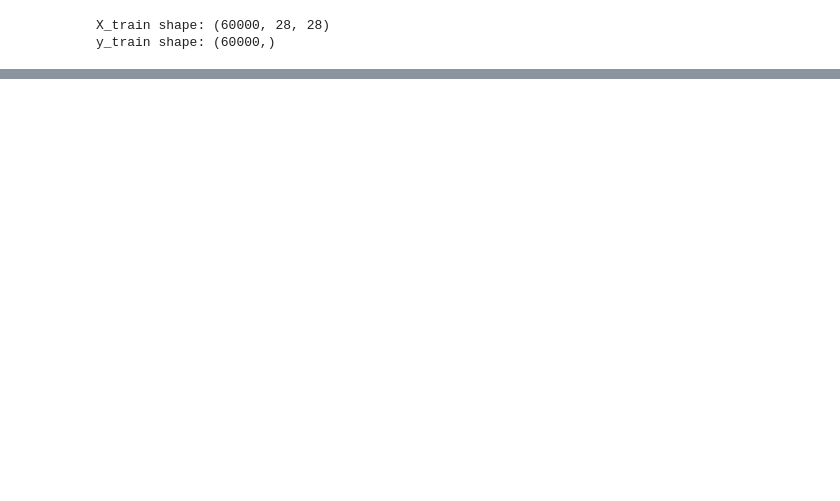
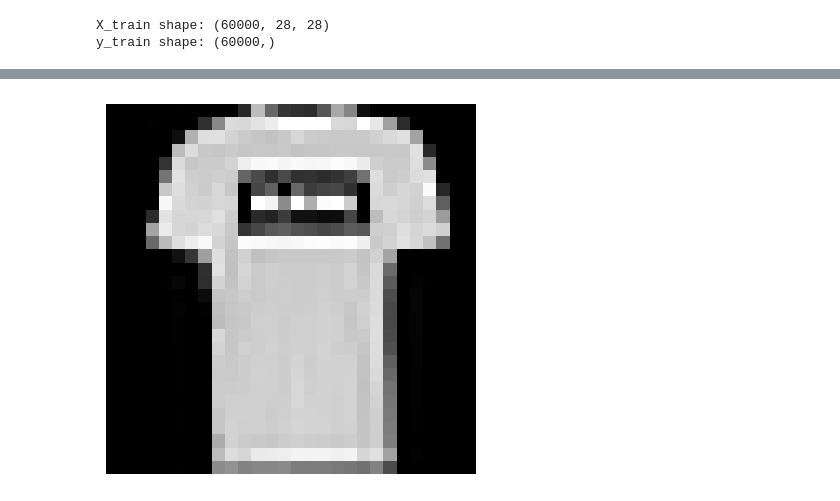
Before and after one commit to firdawss-Elhaddouchi/fashion-mnist-classification, a Jupyter notebook: notebook_class.ipynb, the cells around one changed output, grey strips where cells are left out. Cells and saved outputs as stored; diff of their text form; code cells hidden in the pictures; blank space fills up the shorter version.

```diff
--- a/notebook_class.ipynb
+++ b/notebook_class.ipynb
@@ -91,0 +128,8 @@ AttributeError: 'numpy.ndarray' object has no attribute 'info'
+# %%
+import matplotlib.pyplot as plt
+
+plt.imshow(X_train[1], cmap="gray")
+plt.axis("off")
+plt.show()
+# %% [output]
+[figure, added]
```
Also changed, not shown: parts of 5 cells of this notebook.
